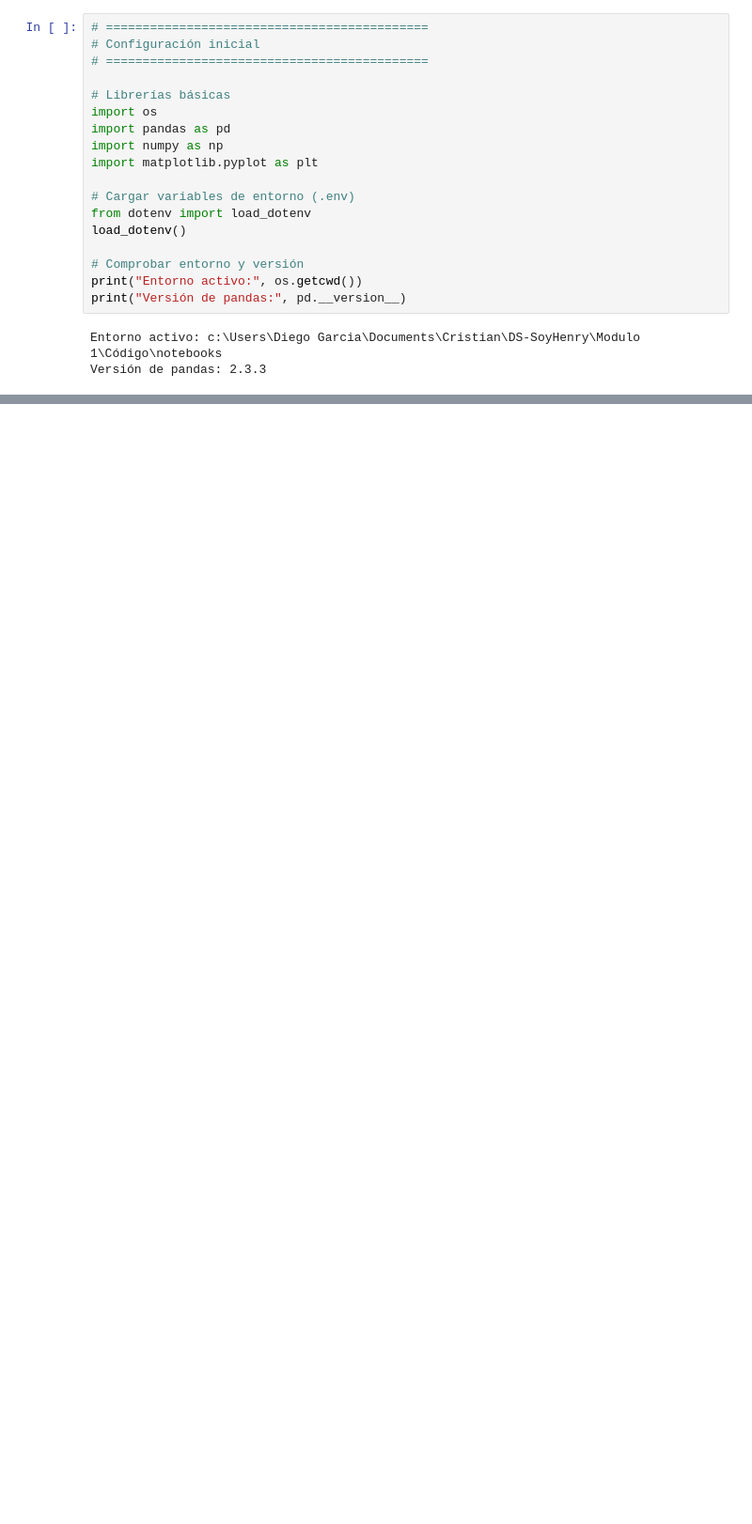
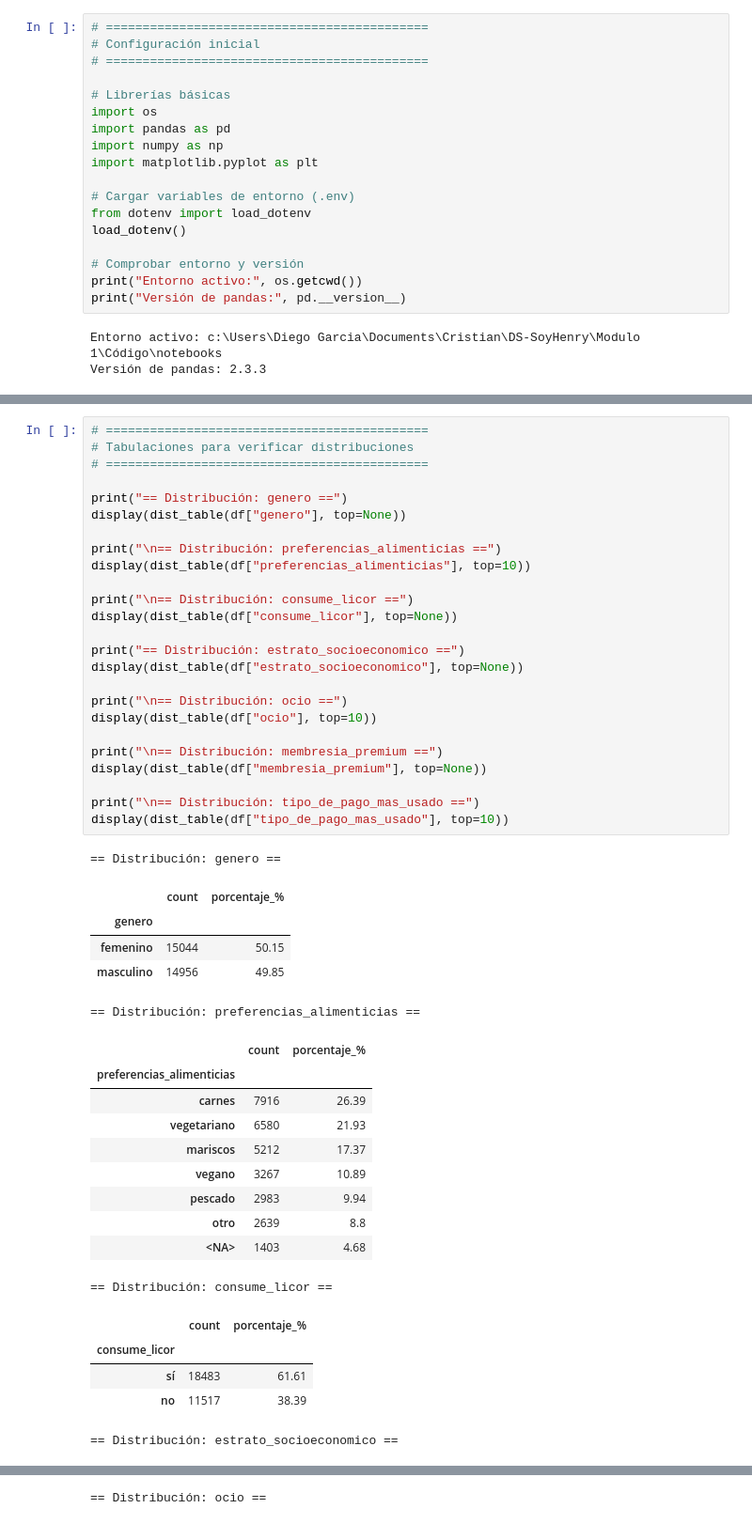
Before and after one commit to cfgarciac/Module-1, a Jupyter notebook: notebooks/1.0-cfg-EDA.ipynb, the cells around one changed output, grey strips where cells are left out. Shown: that part at 94% size. Drawn from its saved outputs; the diff is of its cells as text; blank space fills up the shorter version.

```diff
--- a/notebooks/1.0-cfg-EDA.ipynb
+++ b/notebooks/1.0-cfg-EDA.ipynb
@@ -204,0 +244,47 @@ Filas: 463 | Columnas: 12 | Duplicados: 0
+# %%
+# ============================================
+# Tabulaciones para verificar distribuciones
+# ============================================
+
+print("== Distribución: genero ==")
+display(dist_table(df["genero"], top=None))
+
+print("\n== Distribución: preferencias_alimenticias ==")
+display(dist_table(df["preferencias_alimenticias"], top=10))
+
+print("\n== Distribución: consume_licor ==")
+display(dist_table(df["consume_licor"], top=None))
+
+print("== Distribución: estrato_socioeconomico ==")
+display(dist_table(df["estrato_socioeconomico"], top=None))
+
+print("\n== Distribución: ocio ==")
+display(dist_table(df["ocio"], top=10))
+
+print("\n== Distribución: membresia_premium ==")
+display(dist_table(df["membresia_premium"], top=None))
+
+print("\n== Distribución: tipo_de_pago_mas_usado ==")
+display(dist_table(df["tipo_de_pago_mas_usado"], top=10))
+# %% [output]
+== Distribución: genero ==
+|  | count | porcentaje_% |
+| genero |  |  |
+| femenino | 15044 | 50.15 |
+| masculino | 14956 | 49.85 |
+== Distribución: preferencias_alimenticias ==
+|  | count | porcentaje_% |
+| preferencias_alimenticias |  |  |
+| carnes | 7916 | 26.39 |
+| vegetariano | 6580 | 21.93 |
+| mariscos | 5212 | 17.37 |
+| vegano | 3267 | 10.89 |
+| pescado | 2983 | 9.94 |
+| otro | 2639 | 8.8 |
+| <NA> | 1403 | 4.68 |
+== Distribución: consume_licor ==
+|  | count | porcentaje_% |
+| consume_licor |  |  |
+| sí | 18483 | 61.61 |
+| no | 11517 | 38.39 |
+== Distribución: estrato_socioeconomico ==
@@ -204,0 +297 @@ Filas: 463 | Columnas: 12 | Duplicados: 0
+== Distribución: ocio ==
```
Also changed, not shown: parts of 18 cells of this notebook.
